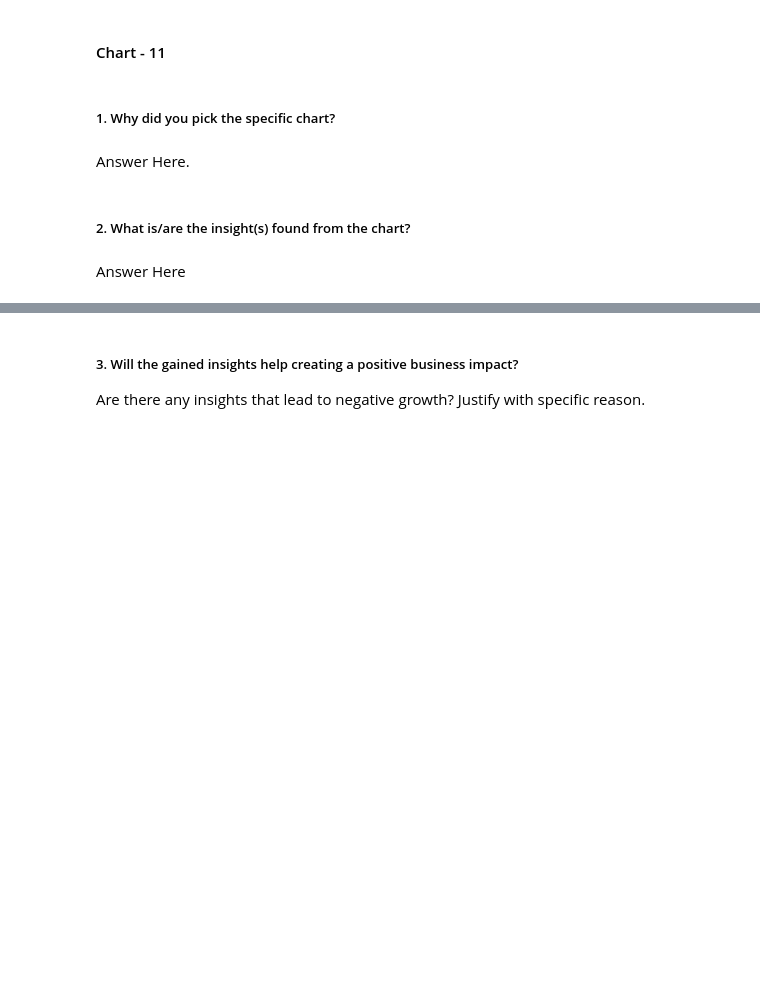
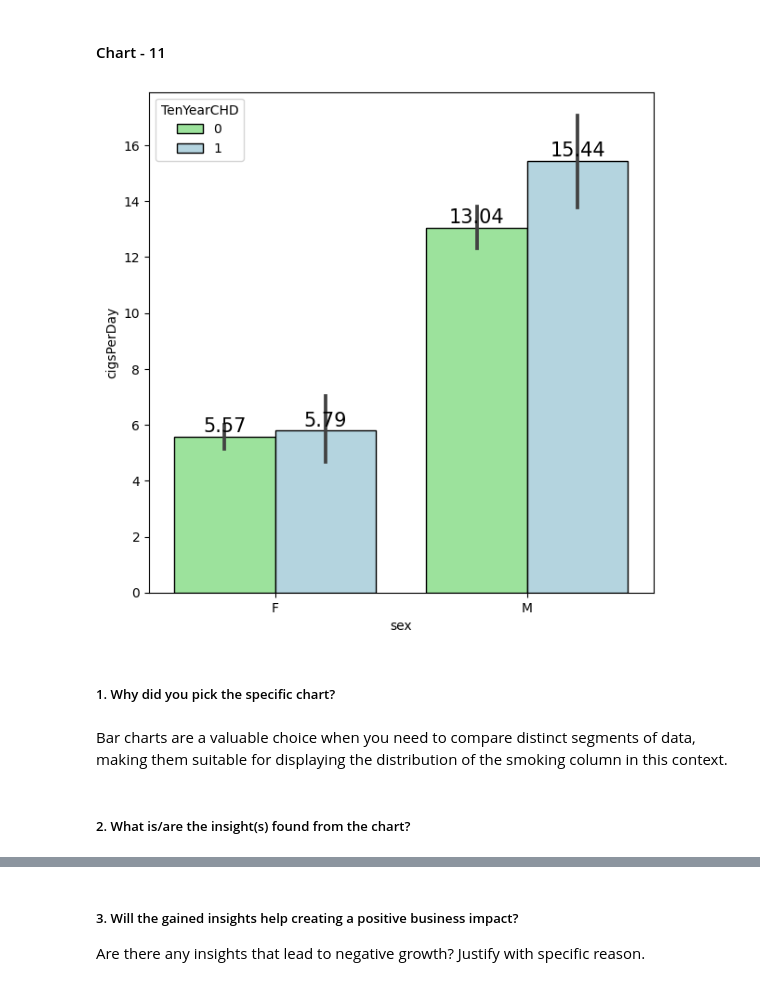
Before and after one commit to DevanshA2511/Devanshs_Cardiovascular_Risk_Prediction, a Jupyter notebook: Devansh's_Cardiovascular_Risk_Prediction_ML_Project.ipynb, the cells around one changed output, grey strips where cells are left out. Drawn from its saved outputs; the diff is of its cells as text; code cells hidden in the pictures; blank space fills up the shorter version.

```diff
--- a/Devansh's_Cardiovascular_Risk_Prediction_ML_Project.ipynb
+++ b/Devansh's_Cardiovascular_Risk_Prediction_ML_Project.ipynb
@@ -698,8 +734,27 @@ Answer Here
+# %%
+# Chart - 11 visualization code
+
+plt.figure(figsize=(7, 7))
+
+# Creating a barplot to visualize the relationship between 'sex', 'cigsPerDay', and 'TenYearCHD'
+# Colors are assigned to 'sex' categories: 'lightgreen' for females and 'lightblue' for males
+plots = sns.barplot(x=df['sex'], y=df['cigsPerDay'], palette=["lightgreen", "lightblue"], hue=df['TenYearCHD'], edgecolor='black')
+
+# Annotate the bars with their exact values
+for bar in plots.patches:
+    plots.annotate(format(bar.get_height(), '.2f'),
+                   (bar.get_x() + bar.get_width() / 2,
+                    bar.get_height()), ha='center', va='center',
+                   size=15, xytext=(0, 8),
+                   textcoords='offset points')
+
+# Displaying the plot
+plt.show()
+# %% [output]
+[figure, added]
 # %% [markdown]
 ##### 1. Why did you pick the specific chart?
-# %% [markdown]
-Answer Here.
+# %% [markdown]
+Bar charts are a valuable choice when you need to compare distinct segments of data, making them suitable for displaying the distribution of the smoking column in this context.
 # %% [markdown]
 ##### 2. What is/are the insight(s) found from the chart?
-# %% [markdown]
-Answer Here
```
Also changed, not shown: parts of 31 cells of this notebook.
